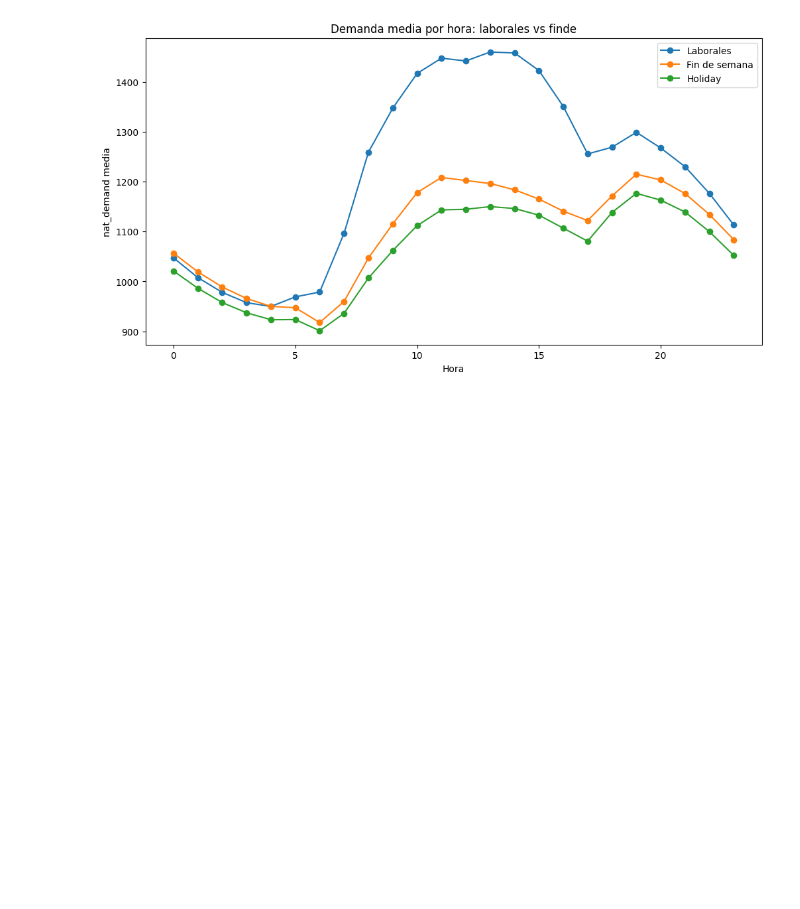
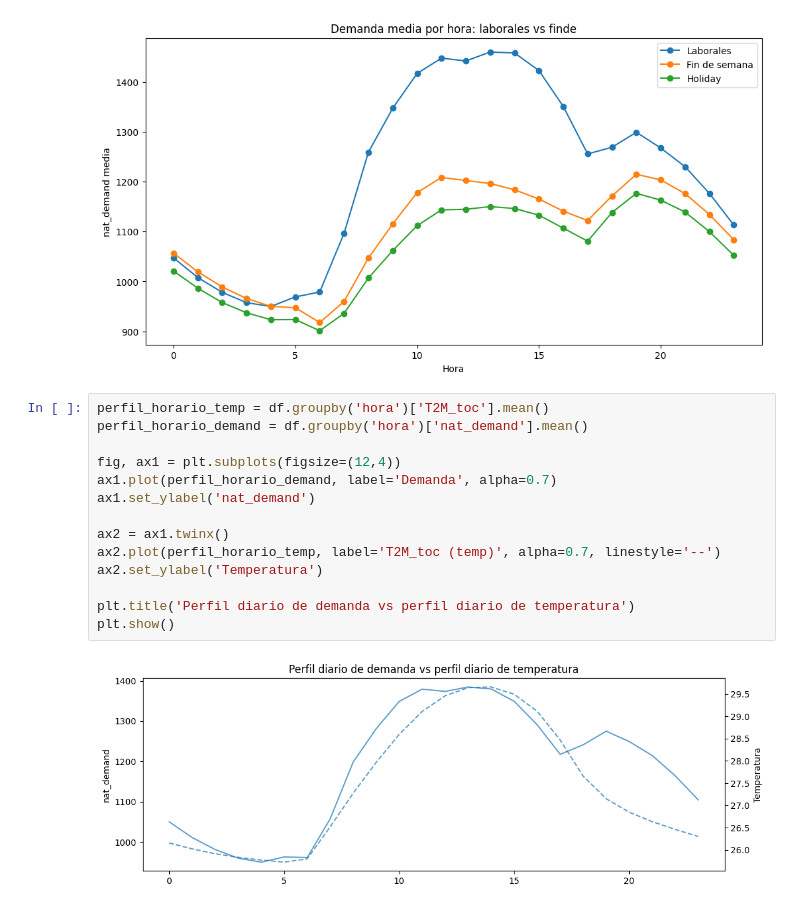
Before and after one commit to Ivo196/Electricity-Load-Forecasting, a Jupyter notebook: notebooks/01_exploracion_datos.ipynb, the cells around one changed output. Saved outputs shown, nothing was run; the diff lists cells and outputs as text; blank space fills up the shorter version.

```diff
--- a/notebooks/01_exploracion_datos.ipynb
+++ b/notebooks/01_exploracion_datos.ipynb
@@ -171,3 +171,19 @@ plt.legend()
 plt.show()
 # %% [output]
 [figure]
+# %%
+perfil_horario_temp = df.groupby('hora')['T2M_toc'].mean()
+perfil_horario_demand = df.groupby('hora')['nat_demand'].mean()
+
+fig, ax1 = plt.subplots(figsize=(12,4))
+ax1.plot(perfil_horario_demand, label='Demanda', alpha=0.7)
+ax1.set_ylabel('nat_demand')
+
+ax2 = ax1.twinx()
+ax2.plot(perfil_horario_temp, label='T2M_toc (temp)', alpha=0.7, linestyle='--')
+ax2.set_ylabel('Temperatura')
+
+plt.title('Perfil diario de demanda vs perfil diario de temperatura')
+plt.show()
+# %% [output]
+[figure, added]
```
Also changed, not shown: parts of 2 cells of this notebook.
